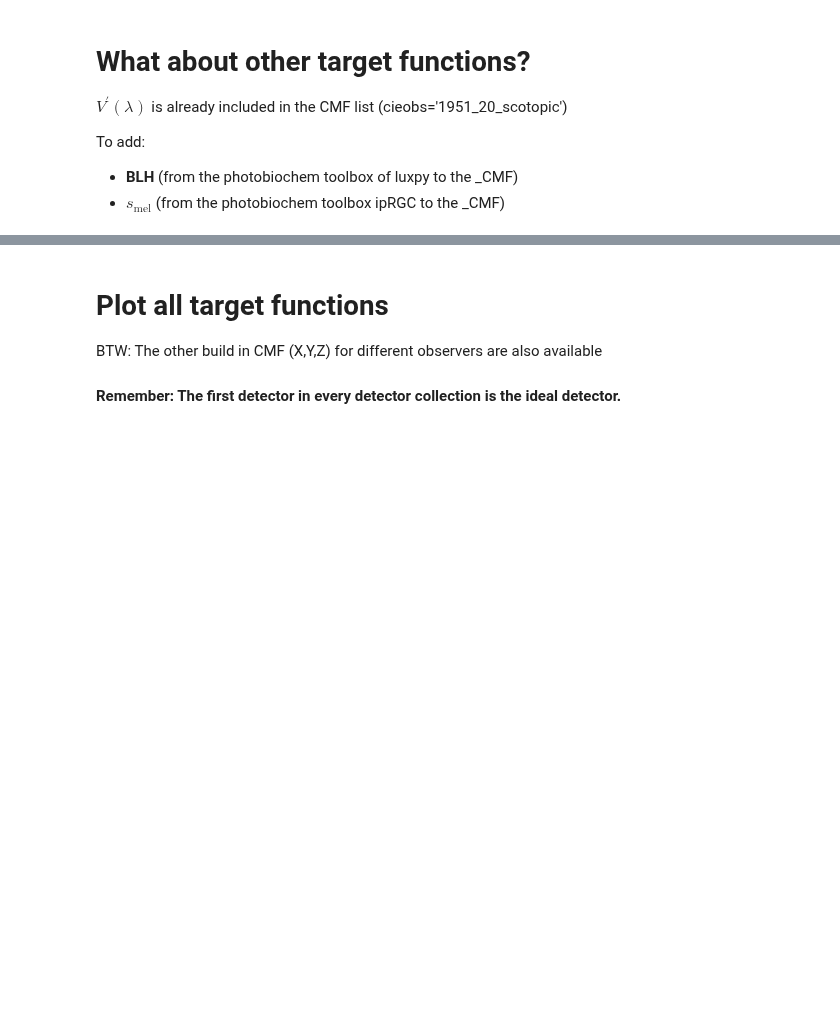
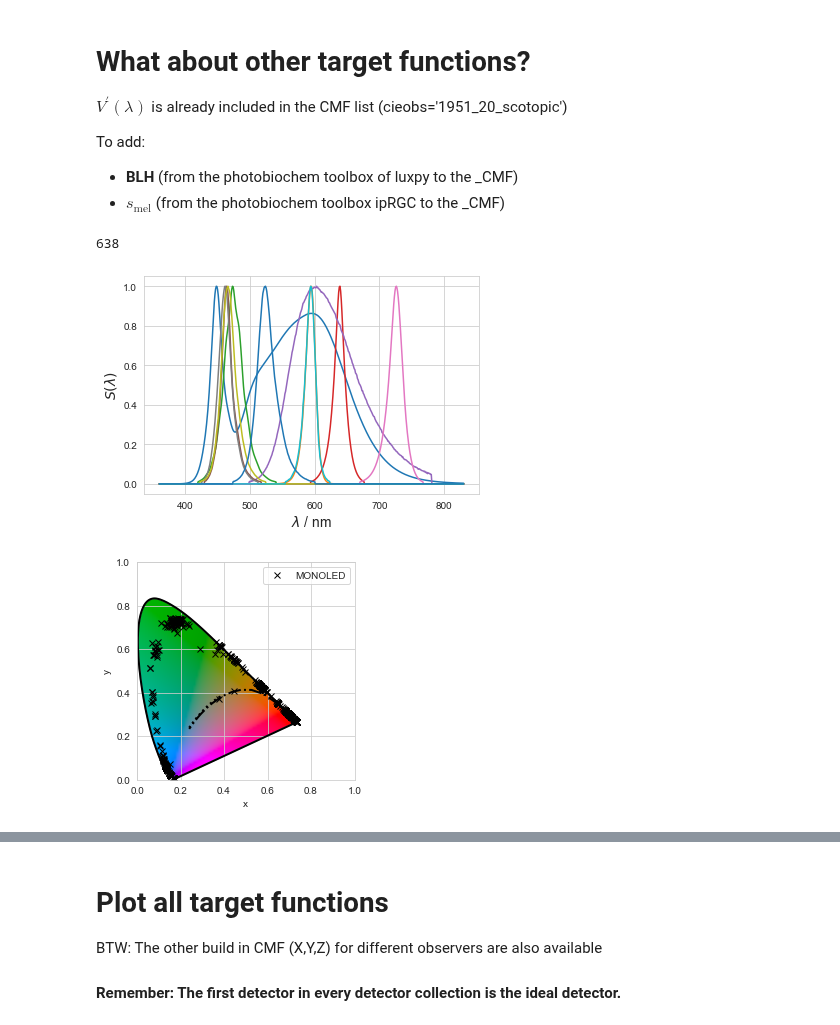
Before and after one commit to empir19nrm02/empir19nrm02, a Jupyter notebook: empir19nrm02/Jupyter/SPD_Test.ipynb, the cells around one changed output, grey strips where cells are left out. Cells and saved outputs as stored; diff of their text form; code cells hidden in the pictures; blank space fills up the shorter version.

```diff
--- a/empir19nrm02/Jupyter/SPD_Test.ipynb
+++ b/empir19nrm02/Jupyter/SPD_Test.ipynb
@@ -51,6 +55,41 @@ WindowsPath('E:/TTBV/Python/luxpy')
 To add:
 - **BLH** (from the photobiochem toolbox of luxpy to the _CMF)
 - **$s_{\mathrm{mel}}$** (from the photobiochem toolbox ipRGC to the _CMF)
+# %%
+# THX: https://stackoverflow.com/questions/7965743/how-can-i-set-the-aspect-ratio-in-matplotlib
+def aspectratio_to_one( ax):
+    ratio = 1.0
+    x_left, x_right = ax.get_xlim()
+    y_low, y_high = ax.get_ylim()
+    ax.set_aspect(abs((x_right-x_left)/(y_low-y_high))*ratio)
+
+def display_spectra( spd, _spectra, out_dir=None):
+    # plot the mean value with some statistical data
+    s_number = _spectra.shape[0]-1
+    print( s_number)
+    for i in range(2,s_number,int(s_number/10)):
+        #print(i)
+        pyplot.plot(_spectra[0], _spectra[i]/np.max(_spectra[i]))
+    pyplot.ylabel(strd['SDLambda'],fontsize=label_font_size)
+    pyplot.xlabel(strd['xlambda'],fontsize=label_font_size)
+
+    if out_dir is not None:
+        save_fig( out_dir, spd+'_SPDSamples')
+
+    axh = lx.plotSL(cspace ='Yxy',show =False,BBL =True,DL =True, diagram_colors=True)
+    aspectratio_to_one( axh)
+    Yxy=lx.xyz_to_Yxy(lx.spd_to_xyz(_spectra))
+
+    plot_color_data(Yxy[:,1], Yxy[:,2], cspace='Yxy', formatstr ='kx',label =spd, axh=axh)
+    lx.plot_chromaticity_diagram_colors(axh=axh)
+    if out_dir is not None:
+        save_fig( out_dir, spd+'_xy')
+# %%
+display_spectra('MONOLED', _SPD['MONOLED']['S']['data'])
+# %% [output]
+638
+[figure, added]
+[figure, added]
 # %%
 if 'BLH'  not in _CMF['types']:
     print( 'BLH')
```
Also changed, not shown: parts of 13 cells of this notebook, 3 other files.
